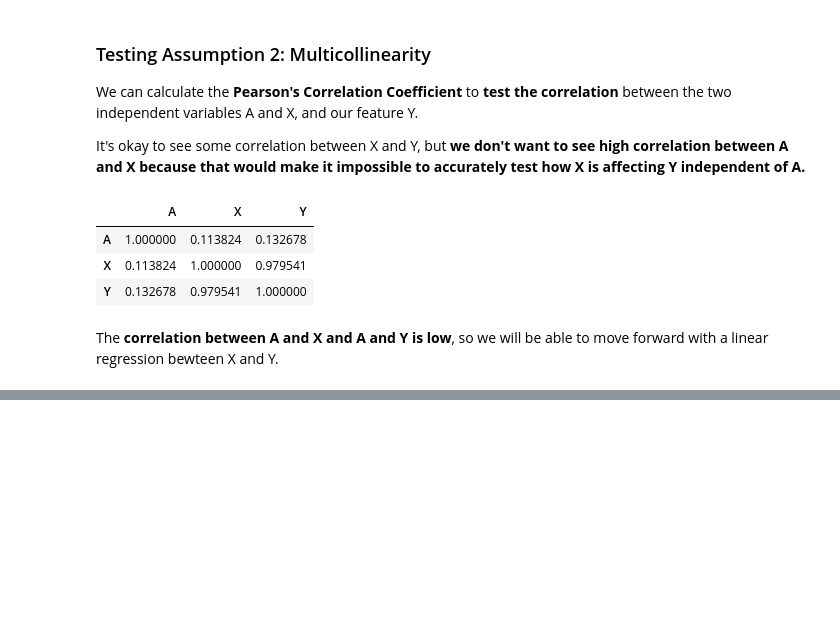
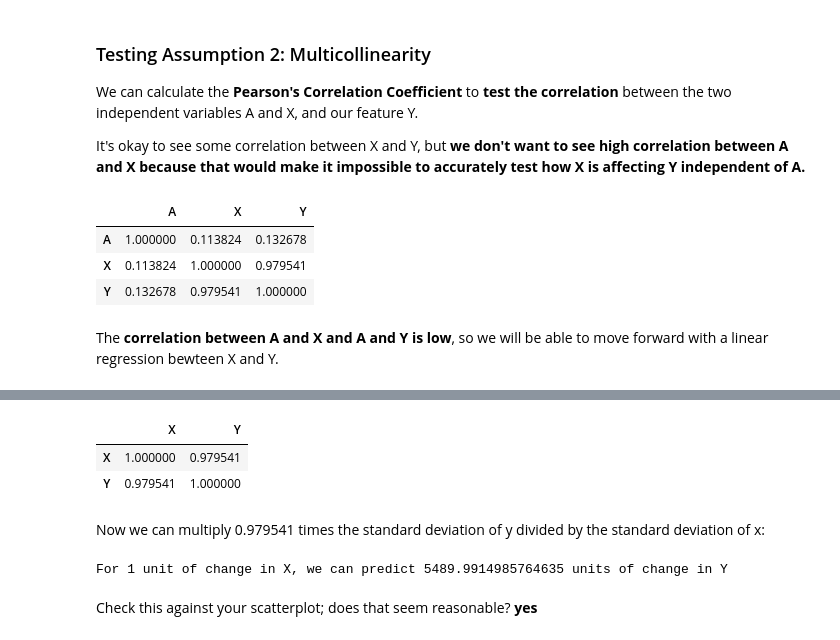
Before and after one commit to davideliason/DM4BA_Personal_Practice, a Jupyter notebook: Pandas_DataAnalysis.ipynb, the cells around one changed output, grey strips where cells are left out. Drawn from its saved outputs; the diff is of its cells as text; code cells hidden in the pictures; blank space fills up the shorter version.

```diff
--- a/Pandas_DataAnalysis.ipynb
+++ b/Pandas_DataAnalysis.ipynb
@@ -2205,0 +2229,9 @@ The **correlation between A and X and A and Y is low**, so we will be able to mo
+# %%
+r_sq = df[["X", "Y"]].corr()
+r_sq
+# %% [output]
+|  | X | Y |
+| X | 1.000000 | 0.979541 |
+| Y | 0.979541 | 1.000000 |
+# %% [markdown]
+Now we can multiply 0.979541 times the standard deviation of y divided by the standard deviation of x:
@@ -2205,0 +2240,7 @@ The **correlation between A and X and A and Y is low**, so we will be able to mo
+# %%
+print("For 1 unit of change in X, we can predict {} units of change in Y".format(B1))
+# %% [output]
+For 1 unit of change in X, we can predict 5489.9914985764635 units of change in Y
+# %% [markdown]
+
+Check this against your scatterplot; does that seem reasonable? **yes**
```
Also changed, not shown: parts of 4 cells of this notebook.
